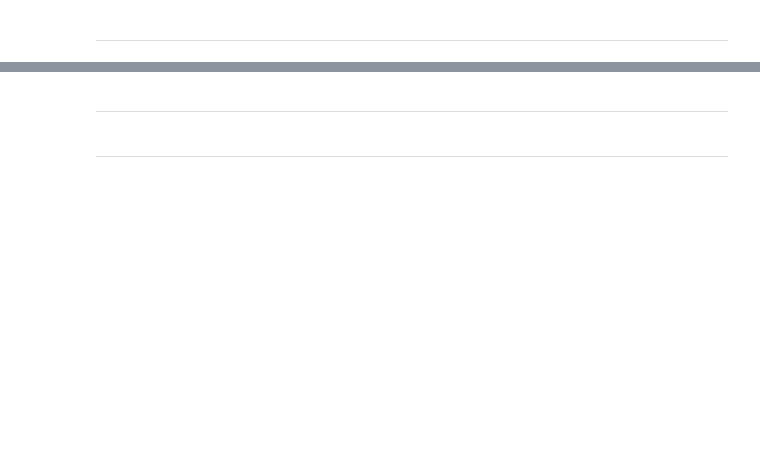
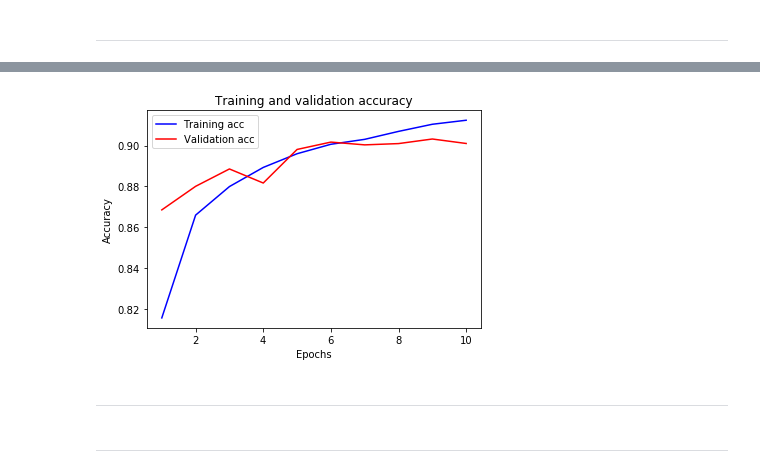
Before and after one commit to mechanoid5/ml_lectorium_legacy, a Jupyter notebook: examples/20-lstm/03-lstm-text.ipynb, the cells around one changed output, grey strips where cells are left out. Drawn from its saved outputs; the diff is of its cells as text; code cells hidden in the pictures; blank space fills up the shorter version.

```diff
--- a/examples/20-lstm/03-lstm-text.ipynb
+++ b/examples/20-lstm/03-lstm-text.ipynb
@@ -342,16 +407,18 @@ print(results)
 # %%
-# plt.clf()   # clear figure
-# acc_values = history_dict['acc']
-# val_acc_values = history_dict['val_acc']
+plt.clf()   # clear figure
+acc_values = history_dict['acc']
+val_acc_values = history_dict['val_acc']
 
-# plt.plot(epochs, acc, 'bo', label='Training acc')
-# plt.plot(epochs, val_acc, 'b', label='Validation acc')
-# plt.title('Training and validation accuracy')
-# plt.xlabel('Epochs')
-# plt.ylabel('Accuracy')
-# plt.legend()
+plt.plot(epochs, acc, 'b', label='Training acc')
+plt.plot(epochs, val_acc, 'r', label='Validation acc')
+plt.title('Training and validation accuracy')
+plt.xlabel('Epochs')
+plt.ylabel('Accuracy')
+plt.legend()
 
-# plt.show()
+plt.show()
+# %% [output]
+[figure, added]
 # %% [markdown]
 ---
 # %%
```
Also changed, not shown: parts of 32 cells of this notebook, 1 other file.
